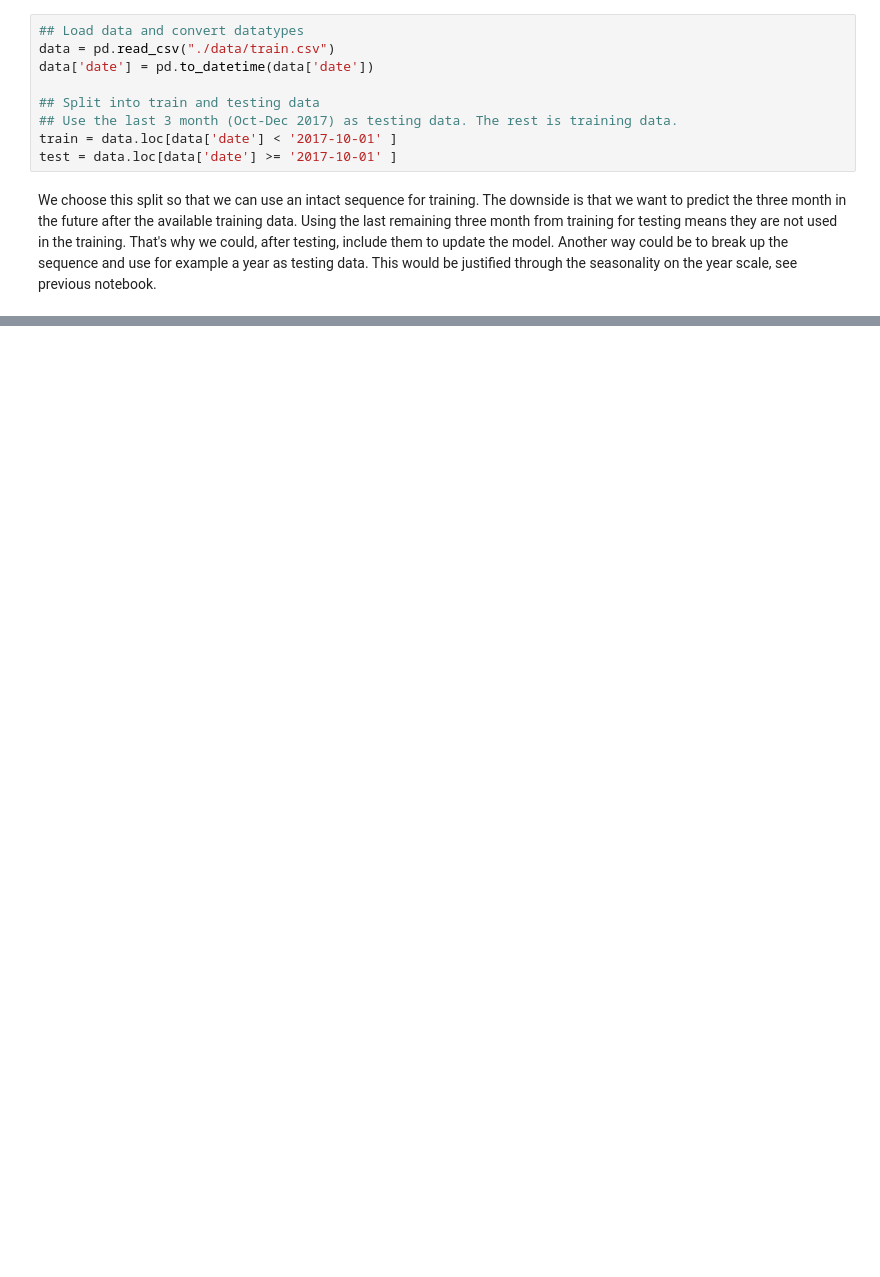
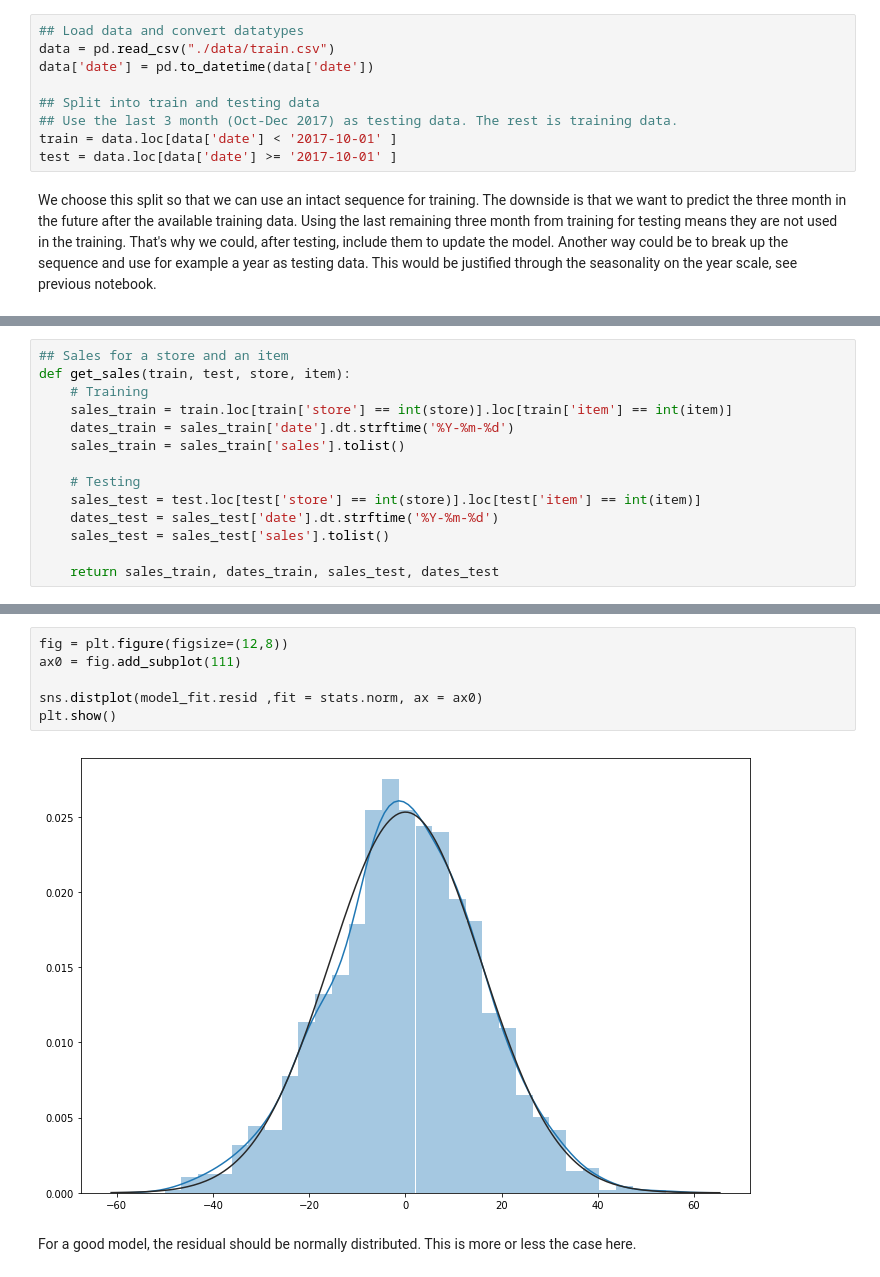
Before and after one commit to Dave-K1/Store_Item_Demand_Forcasting, a Jupyter notebook: 02_Statistical_Models.ipynb, the cells around one changed output, grey strips where cells are left out. Cells and saved outputs as stored; diff of their text form; blank space fills up the shorter version.

```diff
--- a/02_Statistical_Models.ipynb
+++ b/02_Statistical_Models.ipynb
@@ -210,0 +40,14 @@ Try: Long memory time series
+# %%
+## Sales for a store and an item
+def get_sales(train, test, store, item):
+    # Training
+    sales_train = train.loc[train['store'] == int(store)].loc[train['item'] == int(item)]
+    dates_train = sales_train['date'].dt.strftime('%Y-%m-%d')
+    sales_train = sales_train['sales'].tolist()
+
+    # Testing
+    sales_test = test.loc[test['store'] == int(store)].loc[test['item'] == int(item)]
+    dates_test = sales_test['date'].dt.strftime('%Y-%m-%d')
+    sales_test = sales_test['sales'].tolist()
+
+    return sales_train, dates_train, sales_test, dates_test
@@ -210,0 +331,10 @@ Try: Long memory time series
+# %%
+fig = plt.figure(figsize=(12,8))
+ax0 = fig.add_subplot(111)
+
+sns.distplot(model_fit.resid ,fit = stats.norm, ax = ax0)
+plt.show()
+# %% [output]
+[figure, added]
+# %% [markdown]
+For a good model, the residual should be normally distributed. This is more or less the case here.
```
Also changed, not shown: parts of 38 cells of this notebook.
